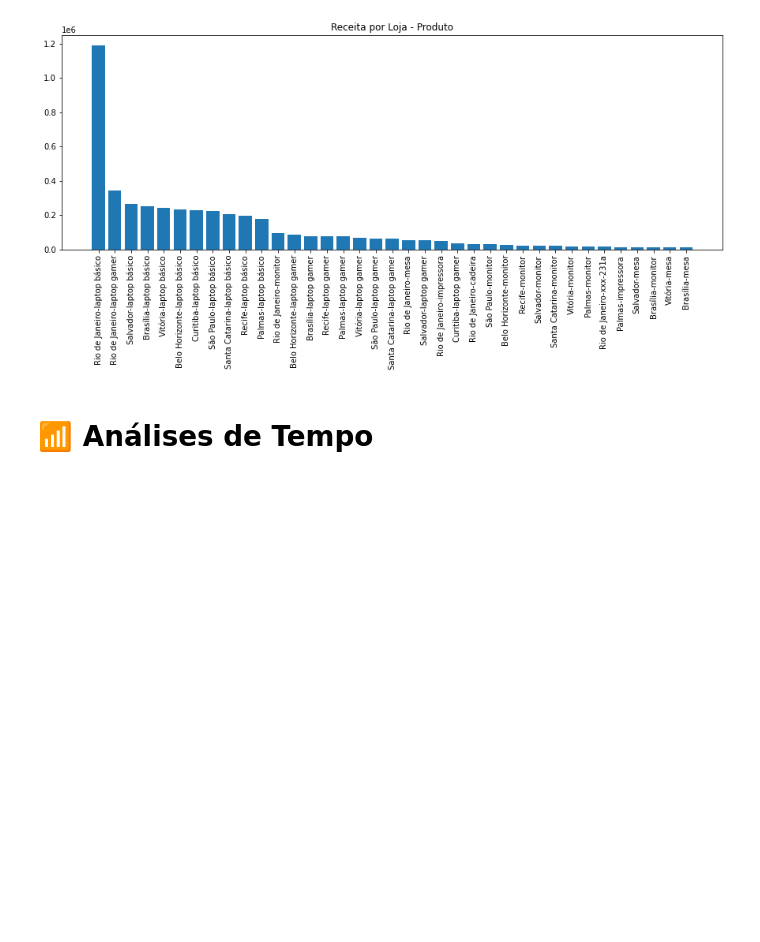
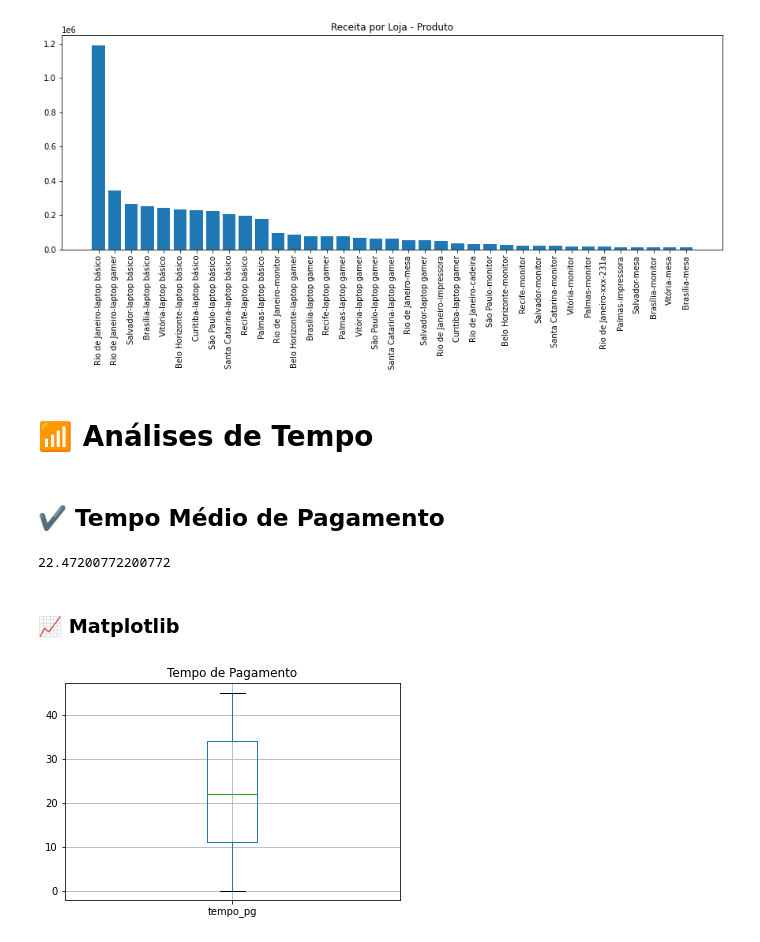
Before and after one commit to ninowwwup/Data_analysis_with_ML., a Jupyter notebook: Case_de_Estudos_Udemy.ipynb, the cells around one changed output. Drawn from its saved outputs; the diff is of its cells as text; code cells hidden in the pictures; blank space fills up the shorter version.

```diff
--- a/Case_de_Estudos_Udemy.ipynb
+++ b/Case_de_Estudos_Udemy.ipynb
@@ -1469,3 +1469,16 @@ plt.show()
 [figure]
 # %% [markdown]
 # 📶 Análises de Tempo
+# %% [markdown]
+## ✔️ Tempo Médio de Pagamento
+# %%
+df.tempo_pg.mean()
+# %% [output]
+22.47200772200772
+# %% [markdown]
+### 📈 Matplotlib
+# %%
+df.boxplot('tempo_pg')
+plt.title('Tempo de Pagamento');
+# %% [output]
+[figure, added]
```
Also changed, not shown: parts of 40 cells of this notebook.
